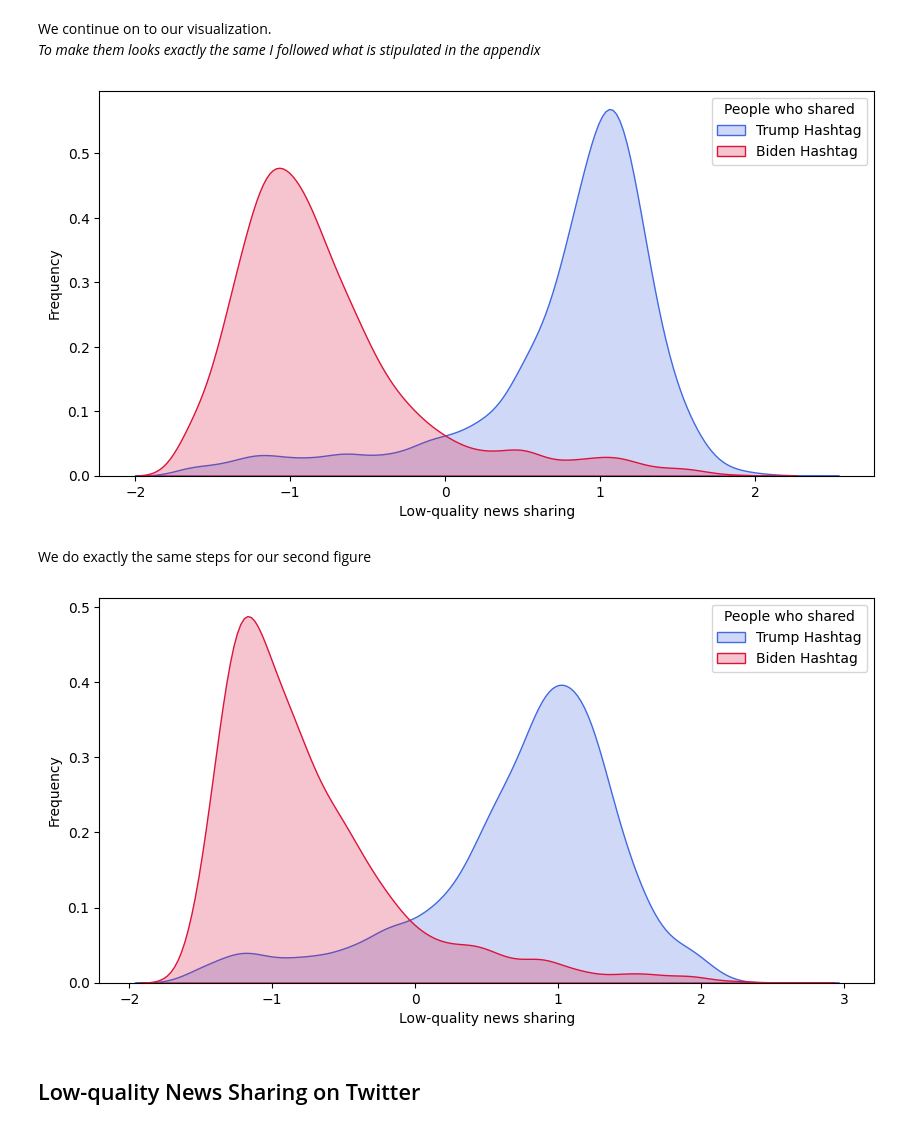
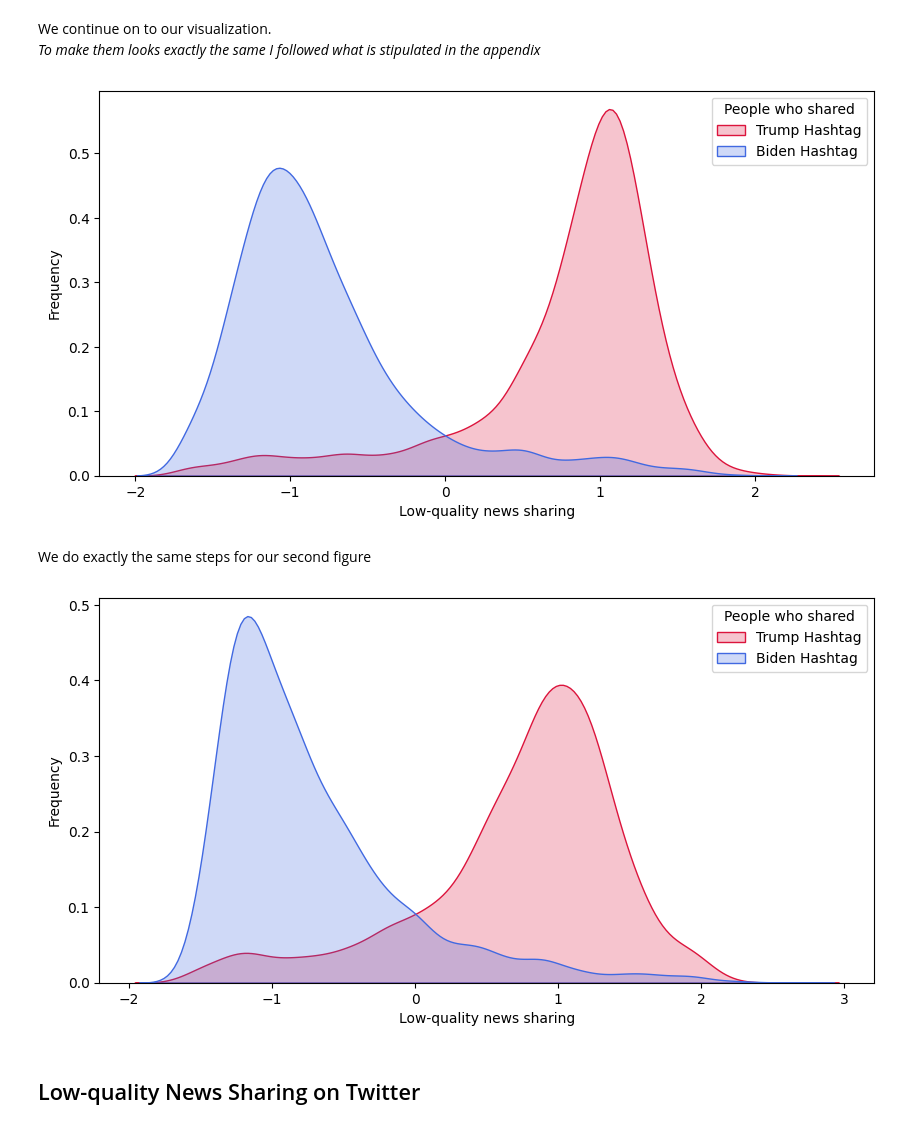
Before and after one commit to panos1b/Social-Media-Sanctions-and-Misinformation-Sharing, a Jupyter notebook: differences_misinformation_solution.ipynb, the cells around one changed output. Drawn from its saved outputs; the diff is of its cells as text; code cells hidden in the pictures.

```diff
--- a/differences_misinformation_solution.ipynb
+++ b/differences_misinformation_solution.ipynb
@@ -96,7 +98,7 @@ sns.kdeplot(
     x='z_lowqual_pr2019_fc',
     hue='politics_hashtag',
     fill=True,
-    palette={0: '#dc143c', 1: '#4169e1'},
+    palette={0: '#4169e1', 1: '#dc143c'},
     alpha=0.25,
     legend=True
 )
@@ -106,31 +108,31 @@ plt.ylabel('Frequency')
 plt.legend(title='People who shared', labels=['Trump Hashtag','Biden Hashtag'])
 plt.show()
 # %% [output]
-[figure, old version]
+[figure, new version]
 # %% [markdown]
 We do exactly the same steps for our second figure
 # %%
 # Fig 1B: Tabulate 'z_lowqual_pr2019_crowd' by 'politics_hashtag'
 contingency_1b = pd.crosstab(data['z_lowqual_pr2019_crowd'], data['politics_hashtag'], normalize='columns')
 plt.figure(figsize=(10, 5))
 
 # Use hue parameter to differentiate between Trump and Biden hashtags
 sns.kdeplot(
     data=data,
     x='z_lowqual_pr2019_crowd',
     hue='politics_hashtag',
     fill=True,
-    palette={0: '#dc143c', 1: '#4169e1'},
+    palette={0: '#4169e1', 1: '#dc143c'},
     alpha=0.25,
     legend=True
 )
 
 plt.xlabel('Low-quality news sharing')
 plt.ylabel('Frequency')
 plt.legend(title='People who shared', labels=['Trump Hashtag','Biden Hashtag'])
 plt.show()
 # %% [output]
-[figure, old version]
+[figure, new version]
 # %% [markdown]
 ## Low-quality News Sharing on Twitter
 # %% [markdown]
```
Also changed, not shown: parts of 4 cells of this notebook.
